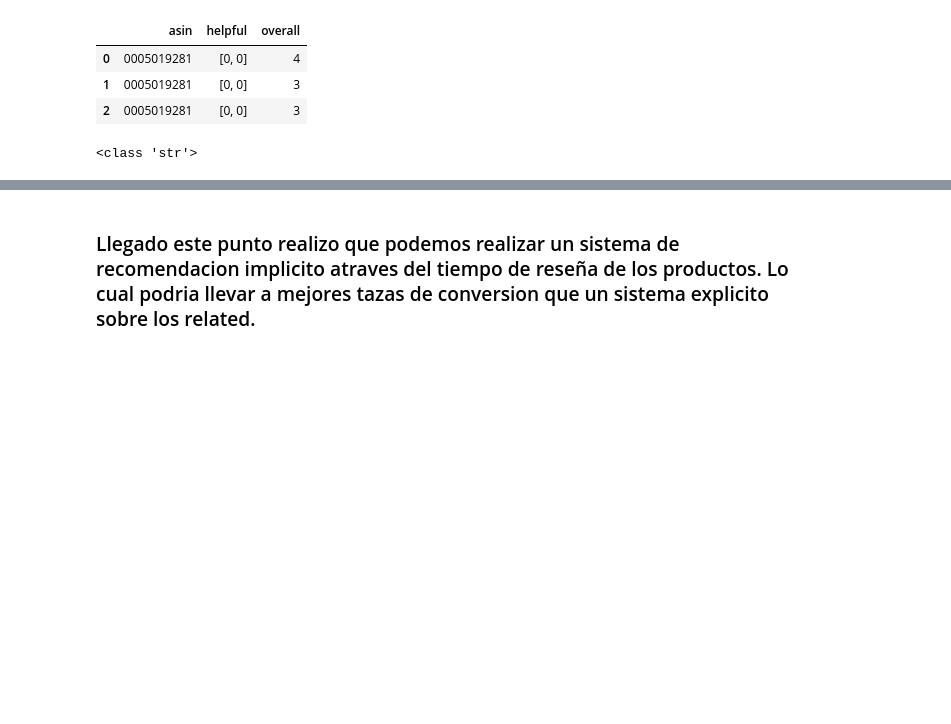
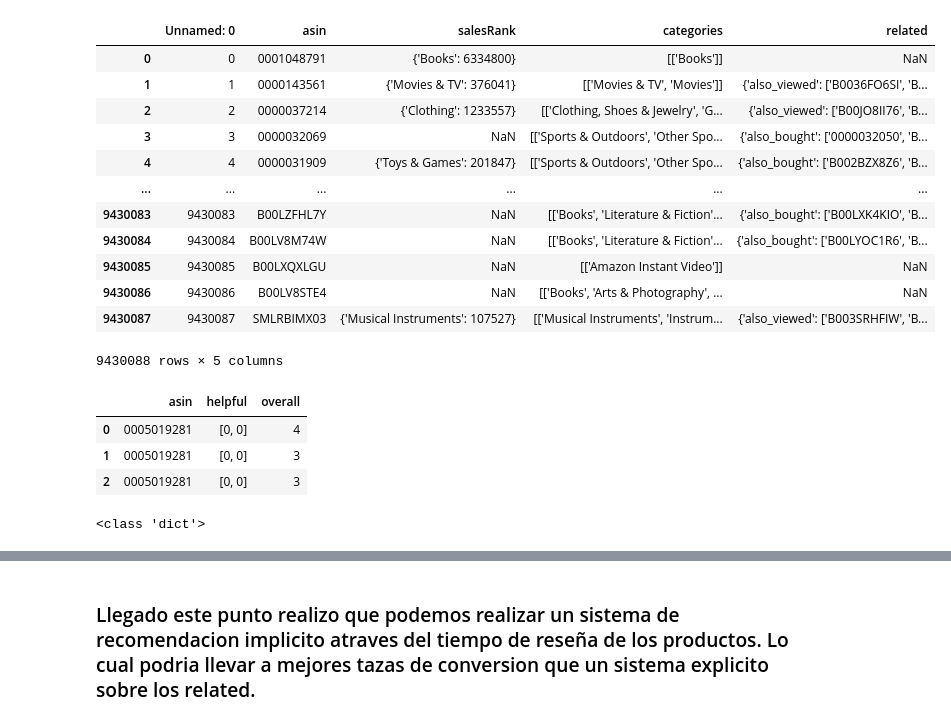
Before and after one commit to joacota2/PF-DATASCIENCE, a Jupyter notebook: Modelo/modelo.ipynb, the cells around one changed output, grey strips where cells are left out. Drawn from its saved outputs; the diff is of its cells as text; code cells hidden in the pictures; blank space fills up the shorter version.

```diff
--- a/Modelo/modelo.ipynb
+++ b/Modelo/modelo.ipynb
@@ -147,6 +149,22 @@ video_Games = pd.read_csv("../../archivos_csv/Video_Games.csv")
 metadata = pd.read_csv("../../archivos_csv/metadata.csv")
 # %%
 metadata = pd.read_csv("../../archivos_csv/metadata_model.csv")
+# %%
+metadata
+# %% [output]
+|  | Unnamed: 0 | asin | salesRank | categories | related |
+| 0 | 0 | 0001048791 | {'Books': 6334800} | [['Books']] | NaN |
+| 1 | 1 | 0000143561 | {'Movies & TV': 376041} | [['Movies & TV', 'Movies']] | {'also_viewed': ['B0036FO6SI', 'B... |
+| 2 | 2 | 0000037214 | {'Clothing': 1233557} | [['Clothing, Shoes & Jewelry', 'G... | {'also_viewed': ['B00JO8II76', 'B... |
+| 3 | 3 | 0000032069 | NaN | [['Sports & Outdoors', 'Other Spo... | {'also_bought': ['0000032050', 'B... |
+| 4 | 4 | 0000031909 | {'Toys & Games': 201847} | [['Sports & Outdoors', 'Other Spo... | {'also_bought': ['B002BZX8Z6', 'B... |
+| ... | ... | ... | ... | ... | ... |
+| 9430083 | 9430083 | B00LZFHL7Y | NaN | [['Books', 'Literature & Fiction'... | {'also_bought': ['B00LXK4KIO', 'B... |
+| 9430084 | 9430084 | B00LV8M74W | NaN | [['Books', 'Literature & Fiction'... | {'also_bought': ['B00LYOC1R6', 'B... |
+| 9430085 | 9430085 | B00LXQXLGU | NaN | [['Amazon Instant Video']] | NaN |
+| 9430086 | 9430086 | B00LV8STE4 | NaN | [['Books', 'Arts & Photography', ... | NaN |
+| 9430087 | 9430087 | SMLRBIMX03 | {'Musical Instruments': 107527} | [['Musical Instruments', 'Instrum... | {'also_viewed': ['B003SRHFIW', 'B... |
+9430088 rows × 5 columns
 # %%
 movies_and_tv.head(3)
 # %% [output]
@@ -191,4 +207,4 @@ df = metadata.copy()
 # %%
-print(type(df.iloc[0, 1]))
+print(type(dfsecure.iloc[0, 1]))
 # %% [output]
-<class 'str'>
+<class 'dict'>
```
Also changed, not shown: parts of 43 cells of this notebook, 1 other file.
